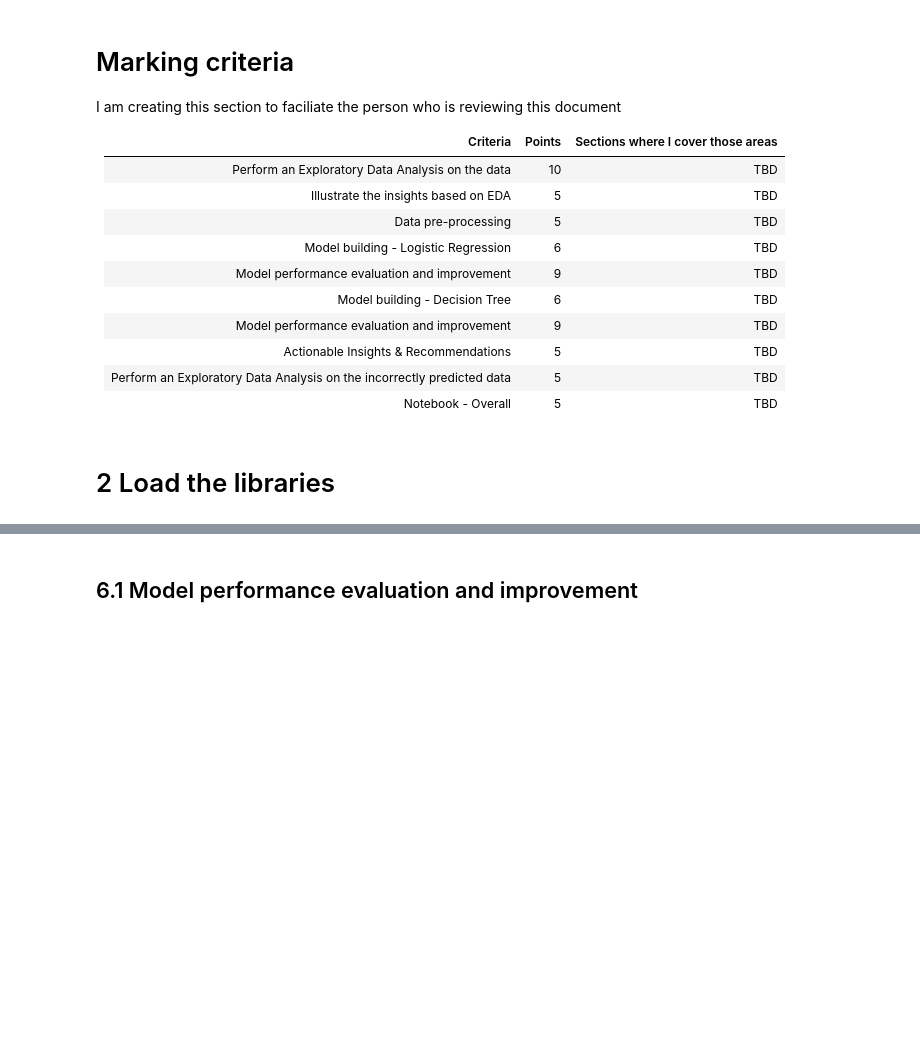
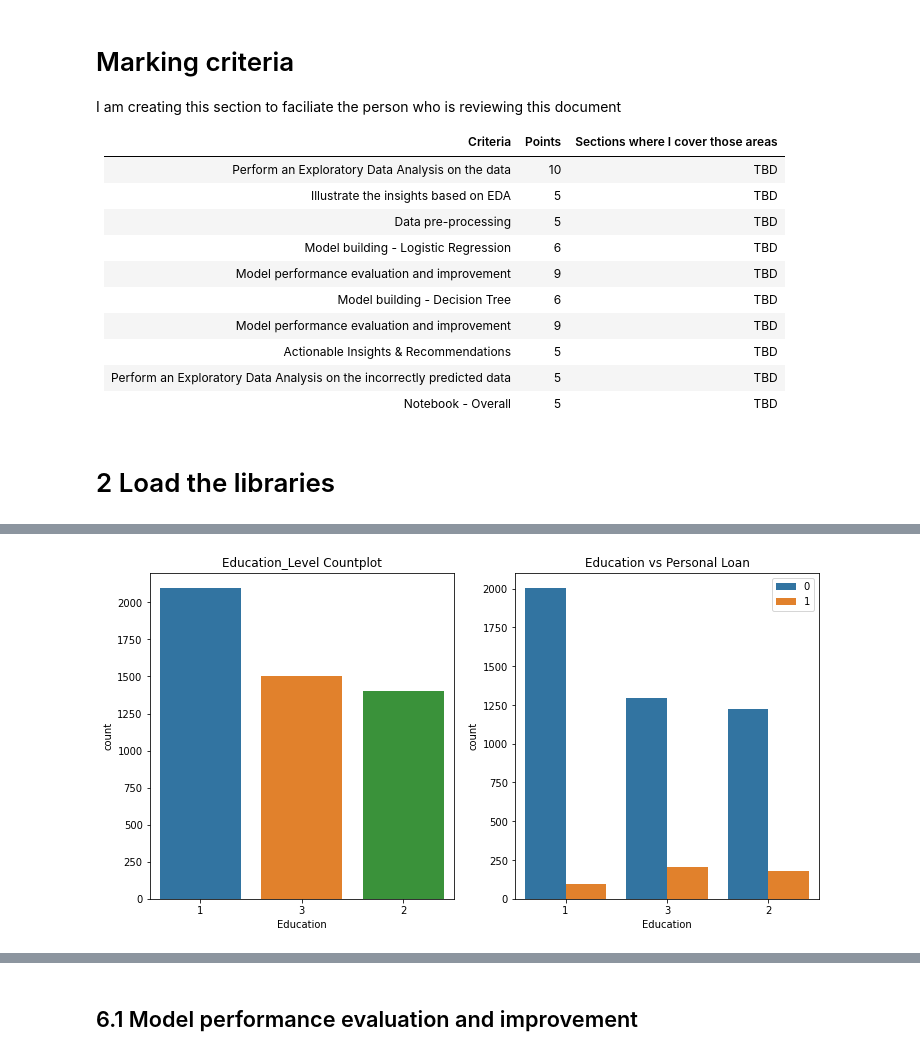
Before and after one commit to sirhomersimpson/pgp-aiml, a Jupyter notebook: supervised_learning_regression/Personal Loan Campaign Project.ipynb, the cells around one changed output, grey strips where cells are left out. Cells and saved outputs as stored; diff of their text form; code cells hidden in the pictures; blank space fills up the shorter version.

```diff
--- a/supervised_learning_regression/Personal Loan Campaign Project.ipynb
+++ b/supervised_learning_regression/Personal Loan Campaign Project.ipynb
@@ -161,0 +327,20 @@ memory usage: 547.0 KB
+# %%
+# Using sns.countplot() for visualizing the counts
+
+fig, axes = plt.subplots(nrows=1, ncols=2, figsize=(12, 6))
+ax = sns.countplot(
+    df["Education"],
+    hue=df["Personal_Loan"],
+    ax=axes[1],
+    order=df["Education"].value_counts().index,
+)
+plt.legend()
+ax.set_title("Education vs Personal Loan")
+ax = sns.countplot(
+    df["Education"], ax=axes[0], order=df["Education"].value_counts().index
+)
+plt.legend()
+ax.set_title("Education_Level Countplot")
+plt.show()
+# %% [output]
+[figure, added]
```
Also changed, not shown: parts of 42 cells of this notebook.
